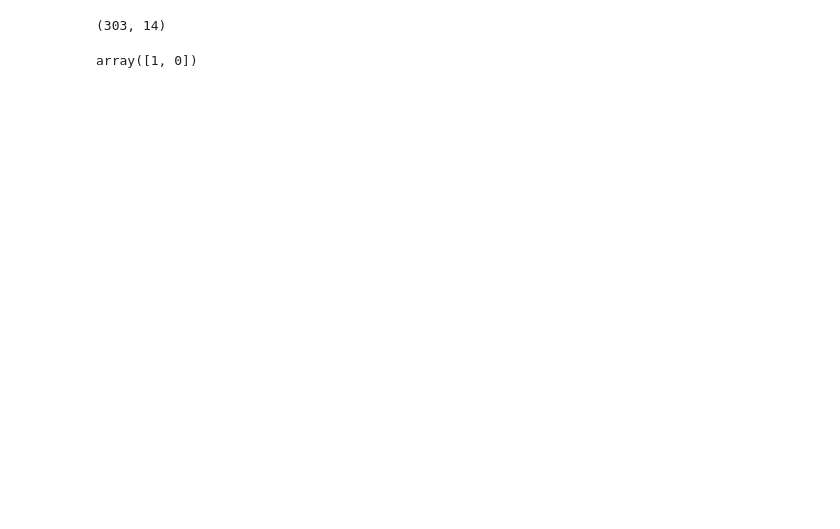
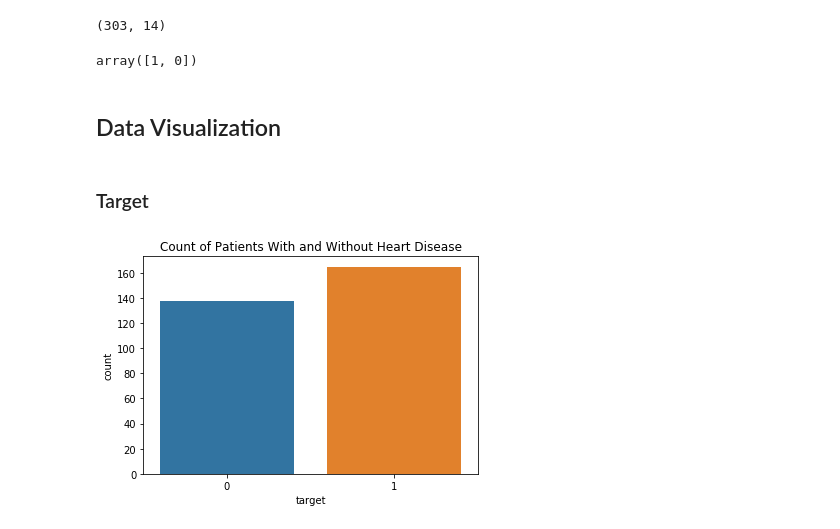
Before and after one commit to tobyzl2/Heart-Disease-Classification, a Jupyter notebook: heart_disease_classification.ipynb, the cells around one changed output. Cells and saved outputs as stored; diff of their text form; code cells hidden in the pictures; blank space fills up the shorter version.

Commit message:
Added data visualizations as well as data splitting and preprocessing

```diff
--- a/heart_disease_classification.ipynb
+++ b/heart_disease_classification.ipynb
@@ -55,3 +56,13 @@ dataset.shape
 dataset.target.unique()
 # %% [output]
 array([1, 0])
+# %% [markdown]
+## Data Visualization
+# %% [markdown]
+### Target
+# %%
+plt.title("Count of Patients With and Without Heart Disease")
+sns.countplot(dataset.target)
+plt.show()
+# %% [output]
+[figure, added]
```
Also changed, not shown: parts of 35 cells of this notebook.
